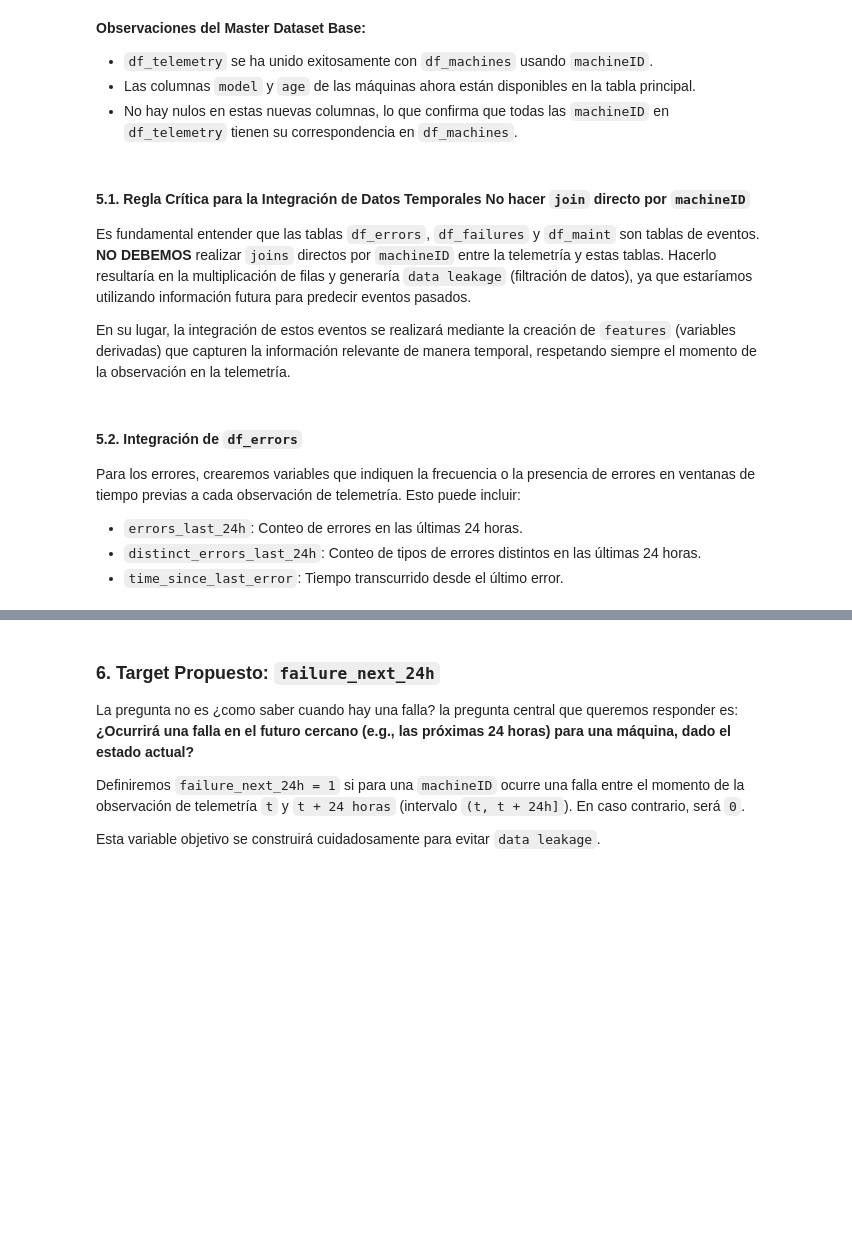
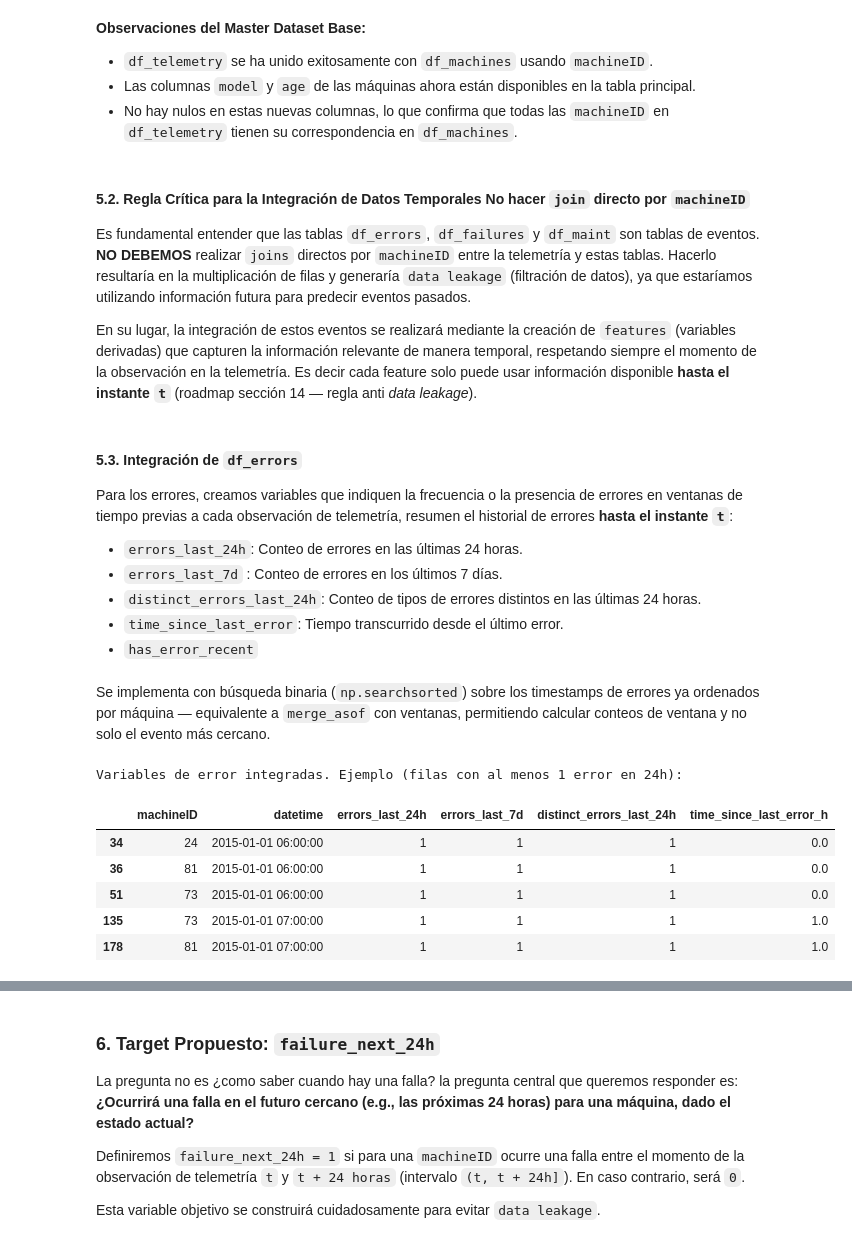
Before and after one commit to ARTARAUZ/S08-26-EQUIPO-24, a Jupyter notebook: notebooks/02_data_cleaning_EDA_integrado.ipynb, the cells around one changed output, grey strips where cells are left out. Drawn from its saved outputs; the diff is of its cells as text; code cells hidden in the pictures; blank space fills up the shorter version.

Commit message:
feat/se actualiza 02_data_cleaning más EDA descriptivo

```diff
--- a/notebooks/02_data_cleaning_EDA_integrado.ipynb
+++ b/notebooks/02_data_cleaning_EDA_integrado.ipynb
@@ -780,16 +792,79 @@ memory usage: 53.5+ MB
 *   Las columnas `model` y `age` de las máquinas ahora están disponibles en la tabla principal.
 *   No hay nulos en estas nuevas columnas, lo que confirma que todas las `machineID` en `df_telemetry` tienen su correspondencia en `df_machines`.
 # %% [markdown]
-#### 5.1. Regla Crítica para la Integración de Datos Temporales **No hacer `join` directo por `machineID`**
+#### 5.2. Regla Crítica para la Integración de Datos Temporales **No hacer `join` directo por `machineID`**
 
 Es fundamental entender que las tablas `df_errors`, `df_failures` y `df_maint` son tablas de eventos. **NO DEBEMOS** realizar `joins` directos por `machineID` entre la telemetría y estas tablas. Hacerlo resultaría en la multiplicación de filas y generaría `data leakage` (filtración de datos), ya que estaríamos utilizando información futura para predecir eventos pasados.
 
-En su lugar, la integración de estos eventos se realizará mediante la creación de `features` (variables derivadas) que capturen la información relevante de manera temporal, respetando siempre el momento de la observación en la telemetría.
+En su lugar, la integración de estos eventos se realizará mediante la creación de `features` (variables derivadas) que capturen la información relevante de manera temporal, respetando siempre el momento de la observación en la telemetría. Es decir cada feature solo puede usar información disponible **hasta el instante `t`** (roadmap sección 14 — regla anti *data leakage*).
 # %% [markdown]
-#### 5.2. Integración de `df_errors`
+#### 5.3. Integración de `df_errors`
 
-Para los errores, crearemos variables que indiquen la frecuencia o la presencia de errores en ventanas de tiempo previas a cada observación de telemetría. Esto puede incluir:
+Para los errores, creamos variables que indiquen la frecuencia o la presencia de errores en ventanas de tiempo previas a cada observación de telemetría, resumen el historial de errores **hasta el instante `t`**:
 *   `errors_last_24h`: Conteo de errores en las últimas 24 horas.
+*   `errors_last_7d` : Conteo de errores en los últimos 7 días.
 *   `distinct_errors_last_24h`: Conteo de tipos de errores distintos en las últimas 24 horas.
 *   `time_since_last_error`: Tiempo transcurrido desde el último error.
+* `has_error_recent`
+# %% [markdown]
+Se implementa con búsqueda binaria (`np.searchsorted`) sobre los timestamps de errores ya ordenados por máquina — equivalente a `merge_asof` con ventanas, permitiendo calcular conteos de ventana y no solo el evento más cercano.
+# %%
+import numpy as np
+
+HOUR_NS = np.int64(3_600_000_000_000)
+DAY_NS = HOUR_NS * 24
+
+master_ns = master_df["datetime"].values.astype("datetime64[ns]").astype("int64")
+master_mid = master_df["machineID"].values
+
+errors_last_24h = np.zeros(len(master_df), dtype=np.int32)
+errors_last_7d = np.zeros(len(master_df_with_target), dtype=np.int32)
+distinct_errors_last_24h = np.zeros(len(master_df), dtype=np.int32)
+time_since_last_error_h = np.full(len(master_df), np.nan)
+
+for mid in df_machines["machineID"]:
+    idx = np.where(master_mid == mid)[0]
+    t = master_ns[idx]
+
+    e = df_errors[df_errors["machineID"] == mid]
+    ets = e["datetime"].values.astype("datetime64[ns]").astype("int64")
+    eids = e["errorID"].values
+    if len(ets) == 0:
+        continue
+
+    hi = np.searchsorted(ets, t, side="right")          # eventos con datetime <= t
+    lo24 = np.searchsorted(ets, t - DAY_NS, side="right")
+    lo7 = np.searchsorted(ets, t - 7 * DAY_NS, side="right")
+
+    errors_last_24h[idx] = hi - lo24
+    errors_last_7d[idx] = hi - lo7
+
+    for k, ii in enumerate(idx):
+        a, b = lo24[k], hi[k]
+        if b > a:
+            distinct_errors_last_24h[ii] = len(np.unique(eids[a:b]))
+
+    last_idx = hi - 1
+    has_prev = last_idx >= 0
+    tse = np.full(len(t), np.nan)
+    tse[has_prev] = (t[has_prev] - ets[last_idx[has_prev]]) / HOUR_NS
+    time_since_last_error_h[idx] = tse
+
+master_df["errors_last_24h"] = errors_last_24h
+master_df["errors_last_7d"] = errors_last_7d
+master_df["distinct_errors_last_24h"] = distinct_errors_last_24h
+master_df["time_since_last_error_h"] = time_since_last_error_h
+master_df["has_error_recent"] = (master_df["errors_last_24h"] > 0).astype(int)
+
+print("Variables de error integradas. Ejemplo (filas con al menos 1 error en 24h):")
+master_df.loc[master_df["errors_last_24h"] > 0, ["machineID","datetime","errors_last_24h","errors_last_7d",
+                                             "distinct_errors_last_24h","time_since_last_error_h"]].head()
+# %% [output]
+Variables de error integradas. Ejemplo (filas con al menos 1 error en 24h):
+|  | machineID | datetime | errors_last_24h | errors_last_7d | distinct_errors_last_24h | time_since_last_error_h |
+| 34 | 24 | 2015-01-01 06:00:00 | 1 | 1 | 1 | 0.0 |
+| 36 | 81 | 2015-01-01 06:00:00 | 1 | 1 | 1 | 0.0 |
+| 51 | 73 | 2015-01-01 06:00:00 | 1 | 1 | 1 | 0.0 |
+| 135 | 73 | 2015-01-01 07:00:00 | 1 | 1 | 1 | 1.0 |
+| 178 | 81 | 2015-01-01 07:00:00 | 1 | 1 | 1 | 1.0 |
 # %% [markdown]
```
Also changed, not shown: parts of 10 cells of this notebook.
